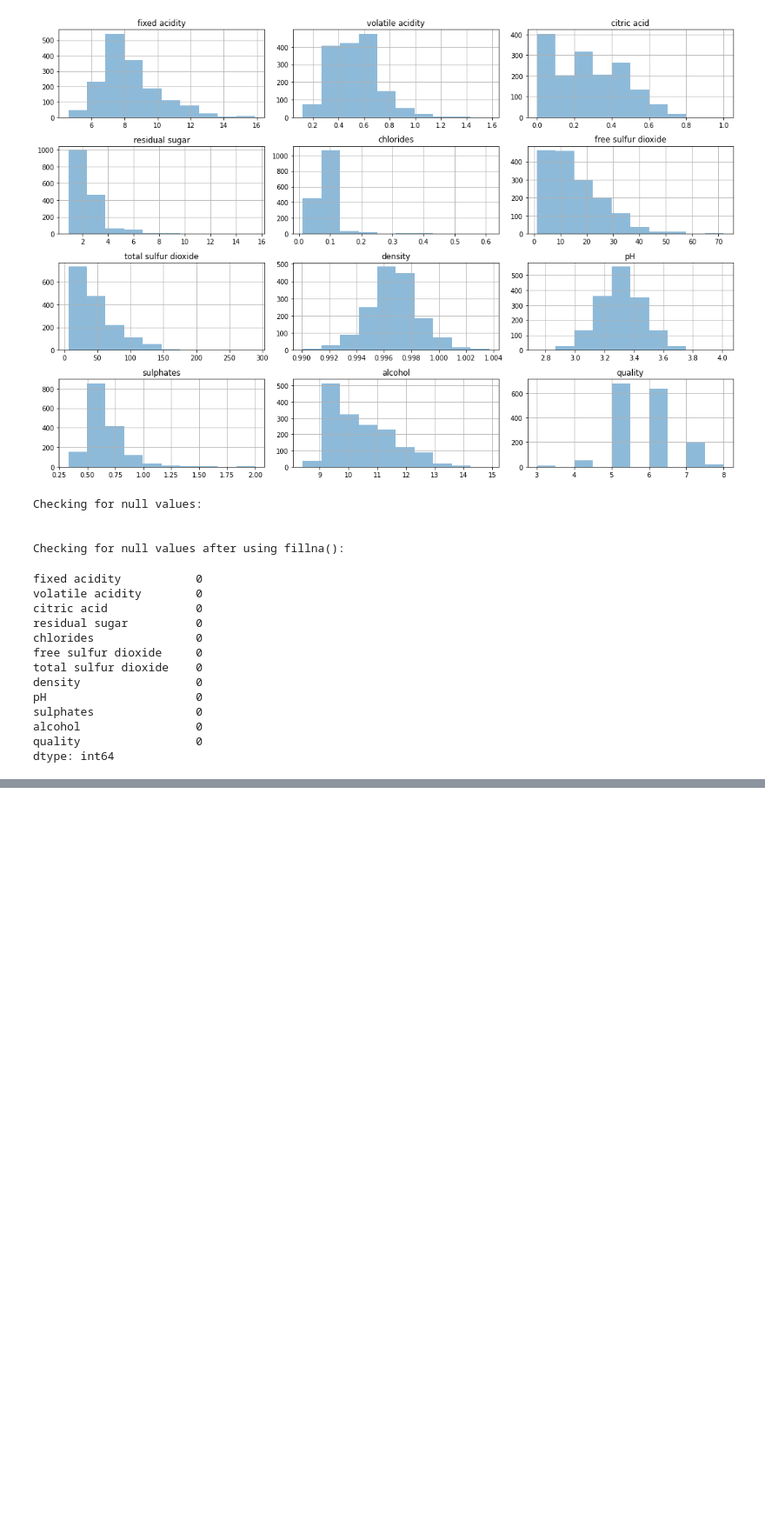
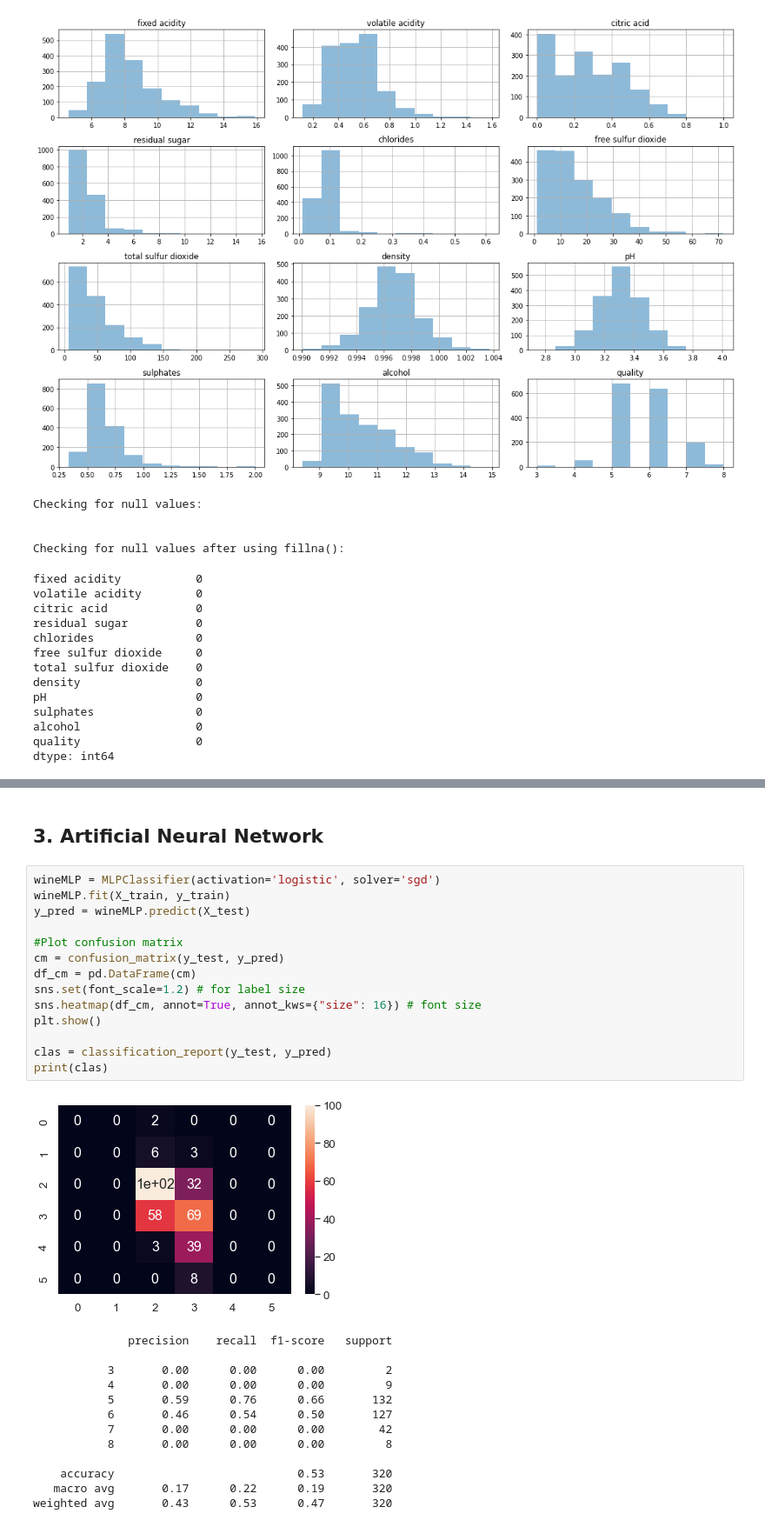
Before and after one commit to bendjko/ESE-417-Final-Project, a Jupyter notebook: FinalProject.ipynb, the cells around one changed output, grey strips where cells are left out. Shown at 87% size. Saved outputs shown, nothing was run; the diff lists cells and outputs as text; blank space fills up the shorter version.

```diff
--- a/FinalProject.ipynb
+++ b/FinalProject.ipynb
@@ -211,0 +274,30 @@ plt.xscale("log")
+# %% [markdown]
+## 3. Artificial Neural Network
+# %%
+wineMLP = MLPClassifier(activation='logistic', solver='sgd')
+wineMLP.fit(X_train, y_train)
+y_pred = wineMLP.predict(X_test)
+
+#Plot confusion matrix
+cm = confusion_matrix(y_test, y_pred)
+df_cm = pd.DataFrame(cm)
+sns.set(font_scale=1.2) # for label size
+sns.heatmap(df_cm, annot=True, annot_kws={"size": 16}) # font size
+plt.show()
+
+clas = classification_report(y_test, y_pred)
+print(clas)
+# %% [output]
+[figure, added]
+              precision    recall  f1-score   support
+
+           3       0.00      0.00      0.00         2
+           4       0.00      0.00      0.00         9
+           5       0.59      0.76      0.66       132
+           6       0.46      0.54      0.50       127
+           7       0.00      0.00      0.00        42
+           8       0.00      0.00      0.00         8
+
+    accuracy                           0.53       320
+   macro avg       0.17      0.22      0.19       320
+weighted avg       0.43      0.53      0.47       320
```
Also changed, not shown: parts of 24 cells of this notebook.
